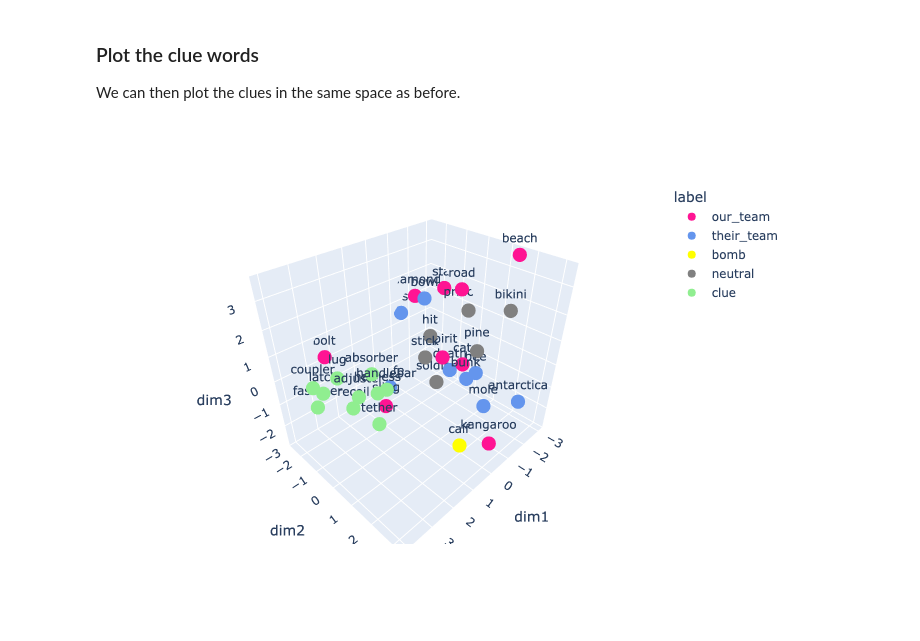
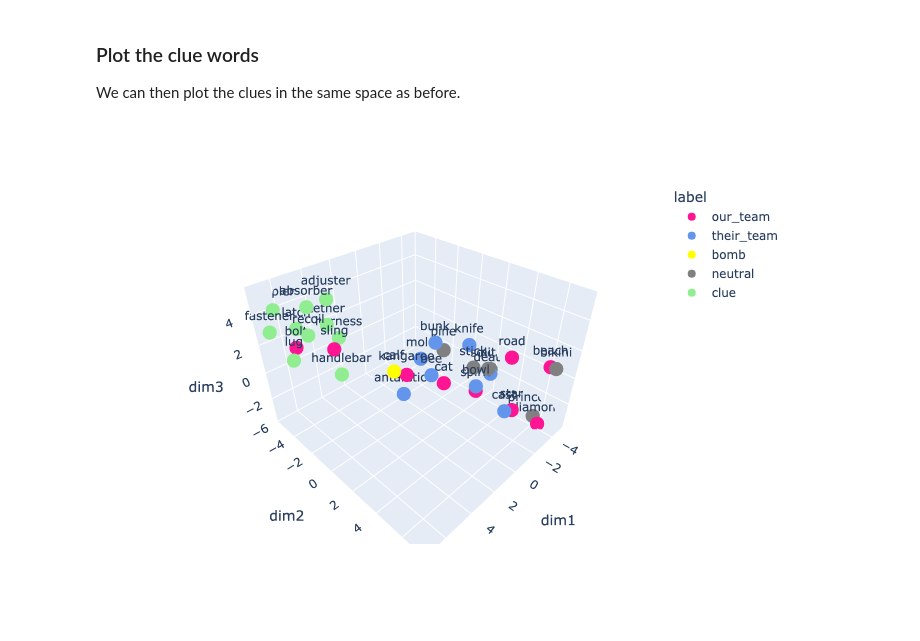
Before and after one commit to vej/codenames_game_AI, a Jupyter notebook: codenames.ipynb, the cells around one changed output. Drawn from its saved outputs; the diff is of its cells as text; code cells hidden in the pictures.

```diff
--- a/codenames.ipynb
+++ b/codenames.ipynb
@@ -152,7 +162,14 @@ def matrix_to_df(X_embedded, words, labels):
 # %%
-def plot_3d(df_reduced, color_map, png = False):
-    fig = px.scatter_3d(df_reduced, x = 'dim1', y = 'dim2', z = 'dim3', color = 'label', text = 'word', hover_name = 'word',
-    color_discrete_map= color_map)
+def plot_3d(df_reduced, color_map, cluster = False, png = False):
+
+    if cluster == False:
+        fig = px.scatter_3d(df_reduced, x = 'dim1', y = 'dim2', z = 'dim3', color = 'label', text = 'word', hover_name = 'word',
+        color_discrete_map= color_map)
+    elif cluster == True:
+        fig = px.scatter_3d(df_reduced_3d, x = 'dim1', y = 'dim2', z = 'dim3', color = 'cluster', symbol = 'label', text = 'word', hover_name = 'word',
+        symbol_sequence = ['diamond', 'circle', 'cross', 'circle-open', 'square'])
+        fig.update_coloraxes(showscale=False)
+
     if png == False:
         fig.show()
     elif png == True:
@@ -252,8 +275,8 @@ words_b = words + clue_words
 labels_b = labels + ['clue']* len(clue_words)
 color_map['clue'] = 'lightgreen'
 # %%
-X_embedded = PCA_fit(embedding_matrix_with_clue, n_comp = 3)
+X_embedded = TSNE_fit(embedding_matrix_with_clue, n_comp = 3)
 df_reduced = matrix_to_df(X_embedded, words_b, labels_b)
 plot_3d(df_reduced, color_map, png = False)
 # %% [output]
-[figure, old version]
+[figure, new version]
```
Also changed, not shown: parts of 11 cells of this notebook.
